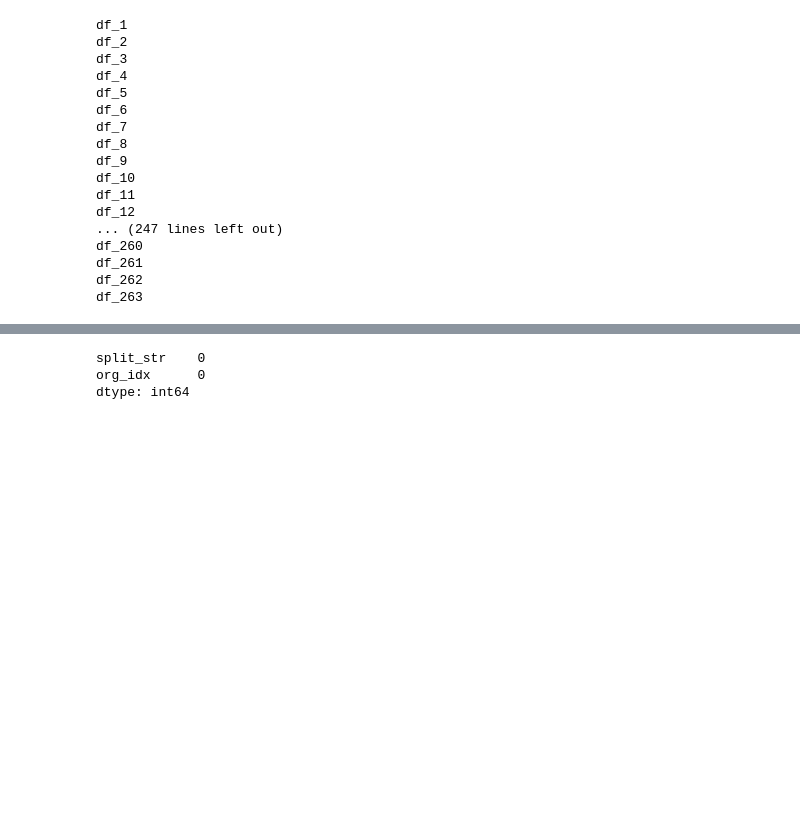
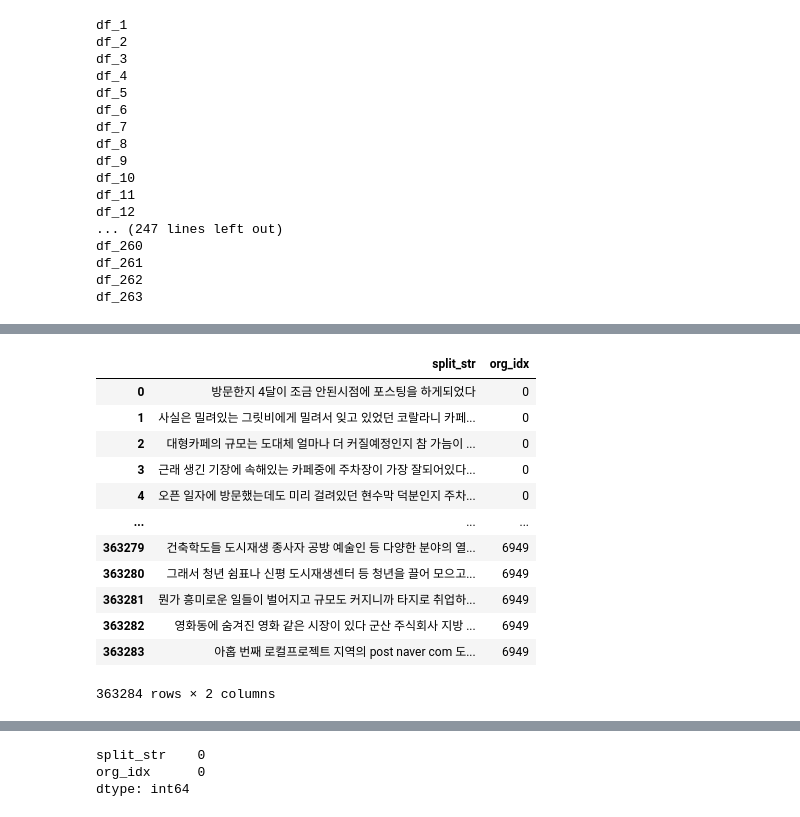
Before and after one commit to DDalaDDula/NIFoS, a Jupyter notebook: 문화/한글_텍스트_전처리/한글_텍스트_전처리_1월(불용어_제거_및_문장분리).ipynb, the cells around one changed output, grey strips where cells are left out. Drawn from its saved outputs; the diff is of its cells as text; code cells hidden in the pictures; blank space fills up the shorter version.

```diff
--- a/문화/한글_텍스트_전처리/한글_텍스트_전처리_1월(불용어_제거_및_문장분리).ipynb
+++ b/문화/한글_텍스트_전처리/한글_텍스트_전처리_1월(불용어_제거_및_문장분리).ipynb
@@ -108,3 +144,20 @@ df2
+# %%
+df2 = df2[df2['org_idx'] < 6950]
+df2
+# %% [output]
+|  | split_str | org_idx |
+| 0 | 방문한지 4달이 조금 안된시점에 포스팅을 하게되었다 | 0 |
+| 1 | 사실은 밀려있는 그릿비에게 밀려서 잊고 있었던 코랄라니 카페... | 0 |
+| 2 | 대형카페의 규모는 도대체 얼마나 더 커질예정인지 참 가늠이 ... | 0 |
+| 3 | 근래 생긴 기장에 속해있는 카페중에 주차장이 가장 잘되어있다... | 0 |
+| 4 | 오픈 일자에 방문했는데도 미리 걸려있던 현수막 덕분인지 주차... | 0 |
+| ... | ... | ... |
+| 363279 | 건축학도들 도시재생 종사자 공방 예술인 등 다양한 분야의 열... | 6949 |
+| 363280 | 그래서 청년 쉼표나 신평 도시재생센터 등 청년을 끌어 모으고... | 6949 |
+| 363281 | 뭔가 흥미로운 일들이 벌어지고 규모도 커지니까 타지로 취업하... | 6949 |
+| 363282 | 영화동에 숨겨진 영화 같은 시장이 있다 군산 주식회사 지방 ... | 6949 |
+| 363283 | 아홉 번째 로컬프로젝트 지역의 post naver com 도... | 6949 |
+363284 rows × 2 columns
 # %%
 for a in range(140,len(dfs)+1):
     for i in tqdm(dfs['df_%s'%a]['split_list'].index):
```
Also changed, not shown: parts of 4 cells of this notebook, 6 other files.
